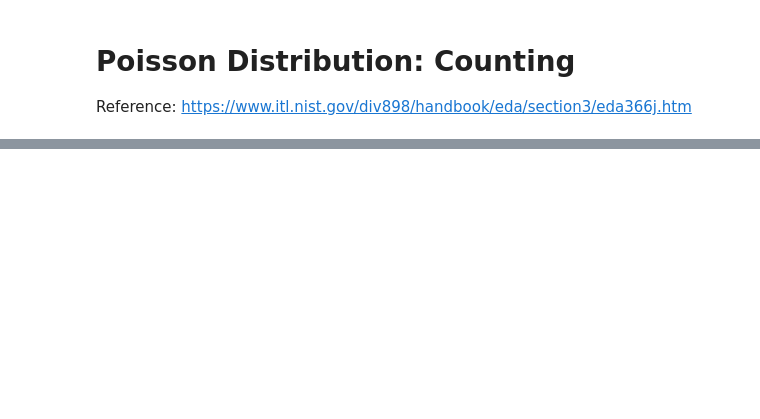
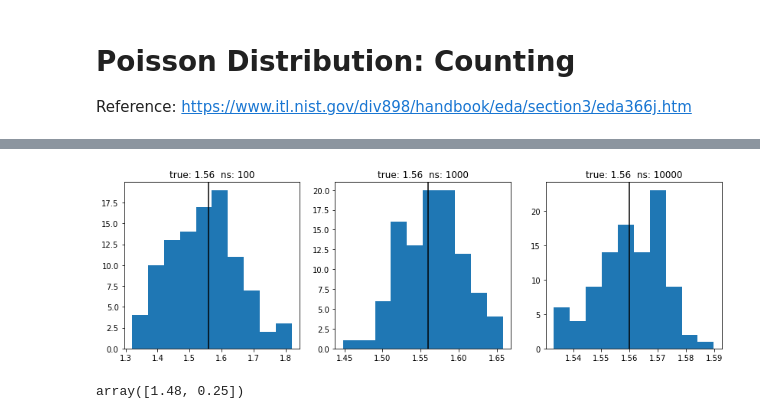
Before and after one commit to yongduek/lectures, a Jupyter notebook: esda/data_nbs/PoissonDistr.ipynb, the cells around one changed output, grey strips where cells are left out. Drawn from its saved outputs; the diff is of its cells as text; code cells hidden in the pictures; blank space fills up the shorter version.

Commit message:
Poisson

```diff
--- a/esda/data_nbs/PoissonDistr.ipynb
+++ b/esda/data_nbs/PoissonDistr.ipynb
@@ -30,0 +36,8 @@ for i, p in enumerate(pmfs):
+# %%
+# see how mean estimator changes from sample to sample
+def dosim(prob, nsamples, Nsim=100):
+    m = np.empty(Nsim)
+    for i in range(Nsim):
+        s = prob.rvs(nsamples)
+        m[i] = s.mean()
+    return np.array(m)
@@ -31,3 +48,20 @@ for i, p in enumerate(pmfs):
+# %%
+nsamples = [100, 1000, 10000]
+tm = means[0]
+mss = [dosim(poisson[0], nsamples=ns) for ns in nsamples]
+fig, axes = plt.subplots(1,len(nsamples), figsize=(14,4))
+for ax, ms, ns in itertools.zip_longest(axes, mss, nsamples):
+    ax.hist(ms);
+    ax.set_title(f'true: {tm}  ns: {ns}');
+    ax.axvline(tm, color='k');
+# %% [output]
+[figure, added]
+# %%
+# make a random sample
+samples = np.array([ p.rvs(100) for p in poisson])
+samples.mean(axis=1)
+# %% [output]
+array([1.48, 0.25])
 # %%
 import pymc3 as pm
 import arviz as az
```
Also changed, not shown: parts of 18 cells of this notebook, 2 other files.
